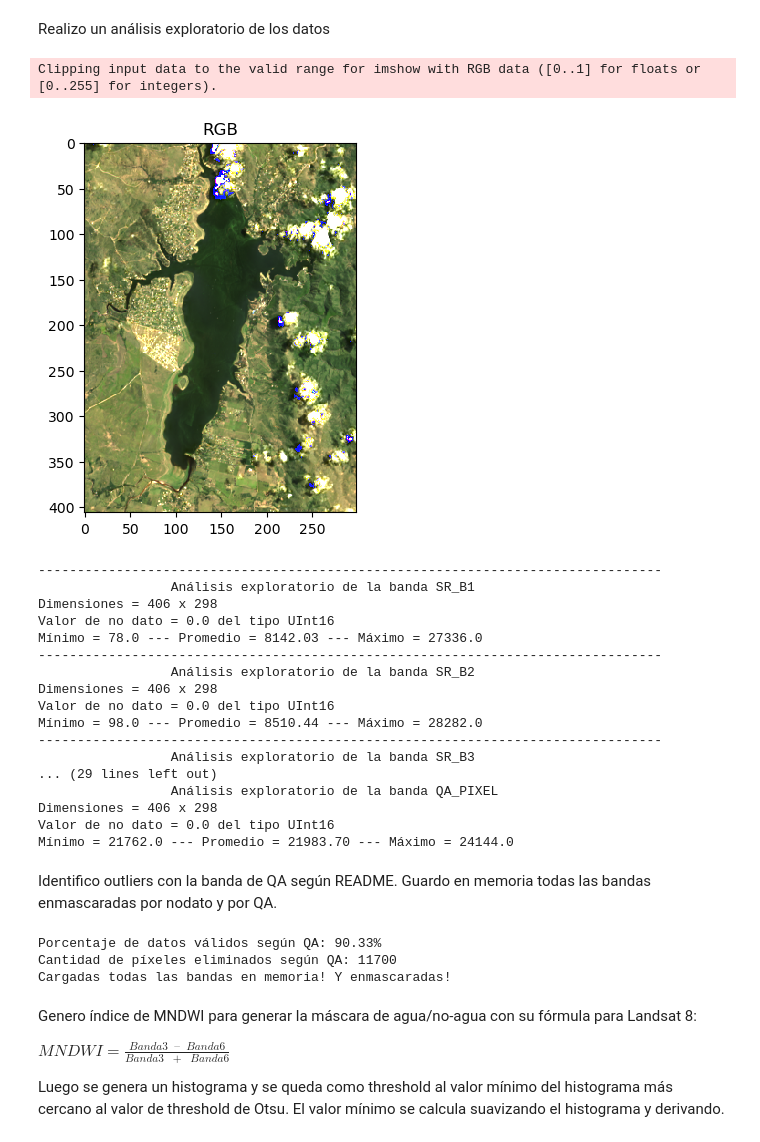
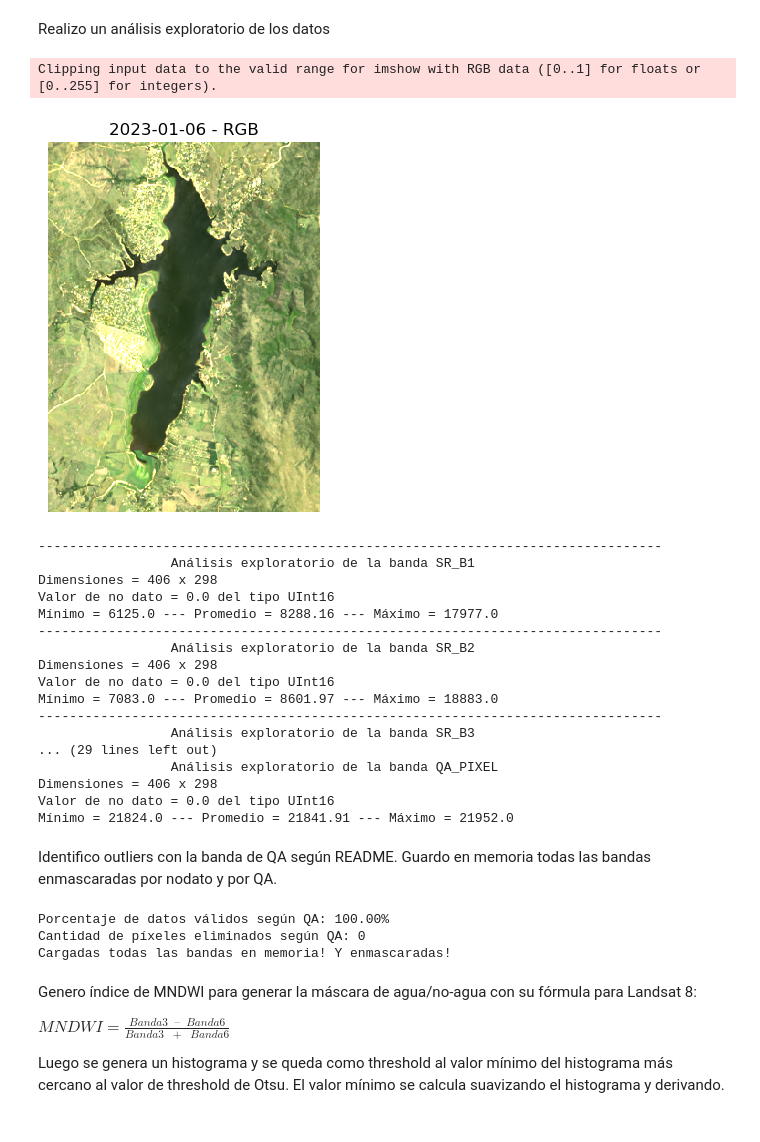
Before and after one commit to Escobares-Cristhian/Planning-tpFinal, a Jupyter notebook: tpFinal.ipynb, the cells around one changed output. Cells and saved outputs as stored; diff of their text form; code cells hidden in the pictures.

Commit message:
Agregado guardado de imagenes

```diff
--- a/tpFinal.ipynb
+++ b/tpFinal.ipynb
@@ -161,51 +161,54 @@ Realizo un análisis exploratorio de los datos
 # %%
 # Genero RGB y lo muestro
 path_red = select_band(path_bands, 'B4')
 path_green = select_band(path_bands, 'B3')
 path_blue = select_band(path_bands, 'B2')
 RGB = np.dstack((path_to_arr(path_red), path_to_arr(path_green), path_to_arr(path_blue)))
 RGB_min = 7000
-RGB_max = 12000
+RGB_max = 11000
 plt.imshow((RGB-RGB_min)/(RGB_max-RGB_min), interpolation='nearest')
-plt.title('RGB')
+plt.title(f'{fecha} - RGB')
+plt.axis('off')
+plt.savefig(f'{path_plots}/{fecha}_p1_RGB.png', dpi=300, bbox_inches='tight')
 plt.show()
 
 # Calculo estadísticas de las bandas
 for band_path in path_bands:
     band_mtx = path_to_arr(band_path)
     nodato, tipo_nodato = get_nodato(band_path)
     band_mtx = preprocess_tif(band_mtx, nodato)
     print('-'*80)
     print(f'\t\t Análisis exploratorio de la banda {get_band_name(band_path)}')
     print(f'Dimensiones = {' x '.join(list(map(str, band_mtx.shape)))}')
     print(f'Valor de no dato = {nodato} del tipo {tipo_nodato}')
     print(f'Mínimo = {np.nanmin(band_mtx)} --- Promedio = {np.nanmean(band_mtx):.2f} --- Máximo = {np.nanmax(band_mtx)}')
 # %% [output]
 Clipping input data to the valid range for imshow with RGB data ([0..1] for floats or [0..255] for integers).
-[figure, old version]
+[figure, new version]
 --------------------------------------------------------------------------------
                  Análisis exploratorio de la banda SR_B1
 Dimensiones = 406 x 298
 Valor de no dato = 0.0 del tipo UInt16
-Mínimo = 78.0 --- Promedio = 8142.03 --- Máximo = 27336.0
+Mínimo = 6125.0 --- Promedio = 8288.16 --- Máximo = 17977.0
 --------------------------------------------------------------------------------
                  Análisis exploratorio de la banda SR_B2
 Dimensiones = 406 x 298
 Valor de no dato = 0.0 del tipo UInt16
-Mínimo = 98.0 --- Promedio = 8510.44 --- Máximo = 28282.0
+Mínimo = 7083.0 --- Promedio = 8601.97 --- Máximo = 18883.0
 --------------------------------------------------------------------------------
                  Análisis exploratorio de la banda SR_B3
 ... (29 lines left out)
                  Análisis exploratorio de la banda QA_PIXEL
 Dimensiones = 406 x 298
 Valor de no dato = 0.0 del tipo UInt16
-Mínimo = 21762.0 --- Promedio = 21983.70 --- Máximo = 24144.0
+Mínimo = 21824.0 --- Promedio = 21841.91 --- Máximo = 21952.0
 # %% [markdown]
 Identifico outliers con la banda de QA según README. Guardo en memoria todas las bandas enmascaradas por nodato y por QA.
 # %%
 QA = path_to_arr(select_band(path_bands, 'QA'))
 validos_segun_QA = (
     (get_n_bit_value(QA, 0) == 0) *
+    (get_n_bit_value(QA, 1) == 0) *
     (get_n_bit_value(QA, 2) == 0) *
     (get_n_bit_value(QA, 3) == 0) *
     (get_n_bit_value(QA, 4) == 0)
@@ -231,8 +234,8 @@ B7 = select_band_and_process(path_bands, 'B7')
 B10 = select_band_and_process(path_bands, 'B10')
 print('Cargadas todas las bandas en memoria! Y enmascaradas!')
 # %% [output]
-Porcentaje de datos válidos según QA: 90.33%
-Cantidad de píxeles eliminados según QA: 11700
+Porcentaje de datos válidos según QA: 100.00%
+Cantidad de píxeles eliminados según QA: 0
 Cargadas todas las bandas en memoria! Y enmascaradas!
 # %% [markdown]
 Genero índice de MNDWI para generar la máscara de agua/no-agua con su fórmula para Landsat 8:
```
Also changed, not shown: parts of 4 cells of this notebook, 2 other files.
